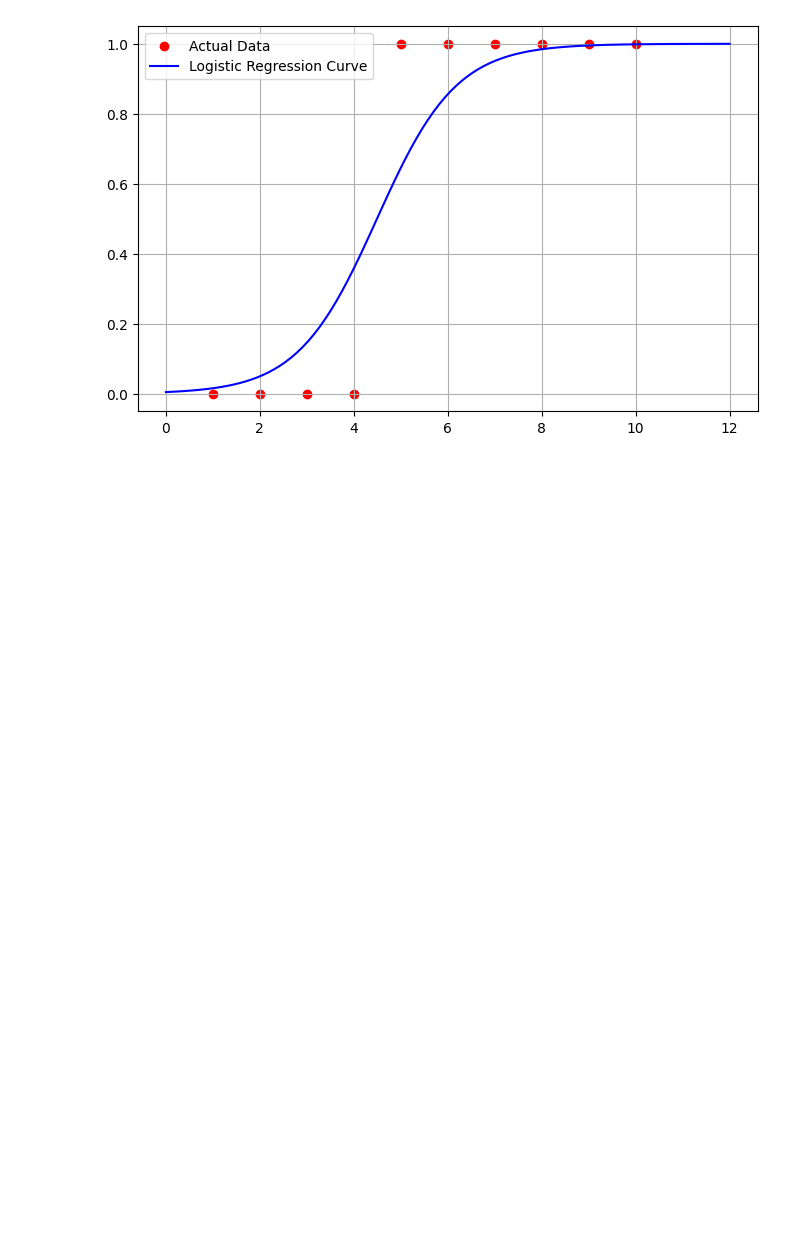
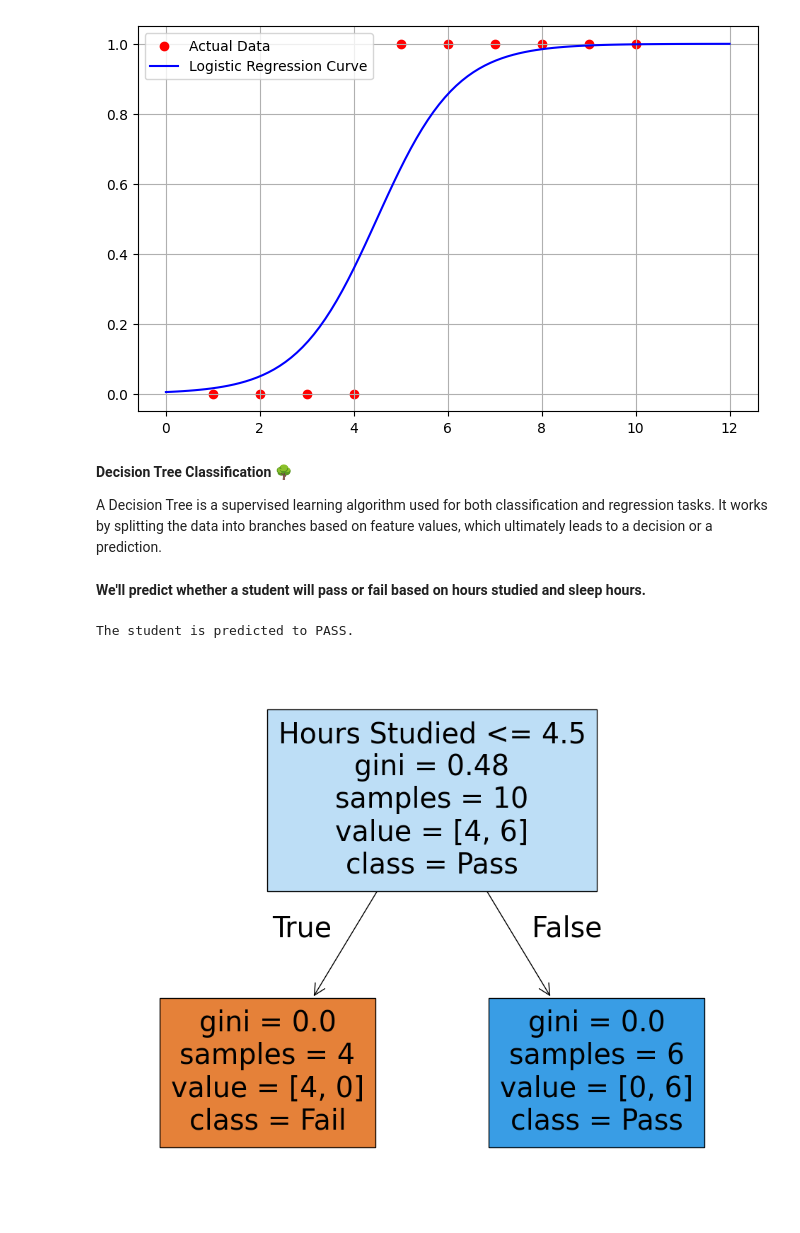
Before and after one commit to Django-Devloper/ML-algorithms, a Jupyter notebook: ML_Algorithms.ipynb, the cells around one changed output. Cells and saved outputs as stored; diff of their text form; code cells hidden in the pictures; blank space fills up the shorter version.

```diff
--- a/ML_Algorithms.ipynb
+++ b/ML_Algorithms.ipynb
@@ -347,3 +347,53 @@ plt.grid(True)  # Optional: Add grid for better visualization
 plt.show()
 # %% [output]
 [figure]
+# %% [markdown]
+**Decision Tree Classification 🌳**
+
+A Decision Tree is a  supervised learning algorithm  used for both classification and regression  tasks. It works by splitting the data into branches based on feature values, which ultimately leads to a decision or a prediction.
+# %% [markdown]
+**We'll predict whether a student will pass or fail based on hours studied and sleep hours.**
+# %%
+import numpy as np
+import matplotlib.pyplot as plt
+from sklearn.tree import DecisionTreeClassifier
+from sklearn import tree
+
+# 1️⃣ Data (Hours Studied, Sleep Hours vs Pass/Fail)
+X = np.array([
+    [1, 6],
+    [2, 6],
+    [3, 6],
+    [4, 7],
+    [5, 7],
+    [6, 8],
+    [7, 8],
+    [8, 9],
+    [9, 9],
+    [10, 10]
+])  # Features: Hours Studied, Sleep Hours
+
+y = np.array([0, 0, 0, 0, 1, 1, 1, 1, 1, 1])  # 0 = Fail, 1 = Pass
+
+# 2️⃣ Train Decision Tree Classifier
+model = DecisionTreeClassifier(random_state=0)
+model.fit(X, y)
+
+# 3️⃣ Predict for New Data
+# Example: Student studied for 7 hours and slept for 8 hours
+new_data = np.array([[7, 8]])  # New data point
+prediction = model.predict(new_data)
+
+# 4️⃣ Output Prediction
+if prediction == 1:
+    print("The student is predicted to PASS.")
+else:
+    print("The student is predicted to FAIL.")
+
+# 5️⃣ Visualize the Decision Tree
+plt.figure(figsize=(12 ,10))
+tree.plot_tree(model, feature_names=["Hours Studied", "Sleep Hours"], class_names=["Fail", "Pass"], filled=True)
+plt.show()
+# %% [output]
+The student is predicted to PASS.
+[figure, added]
```
